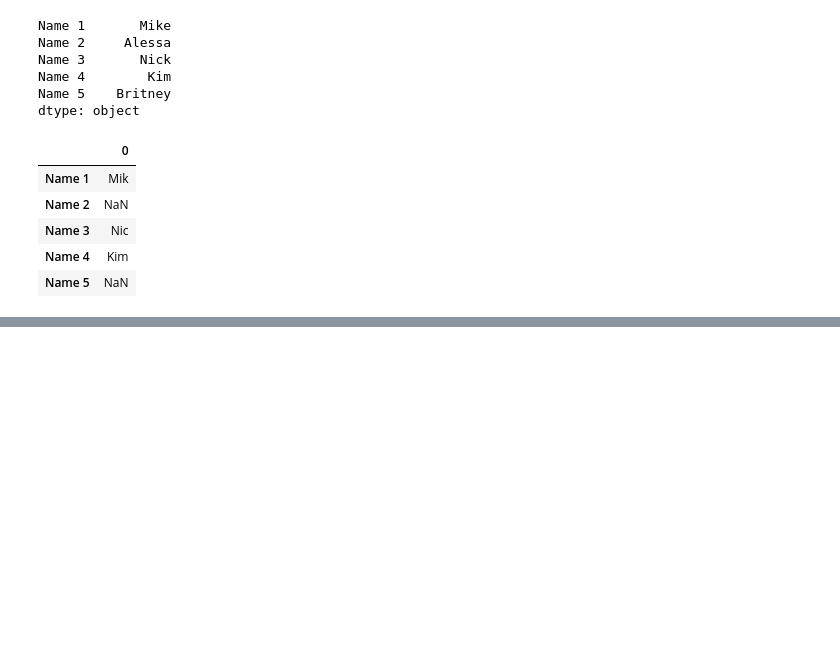
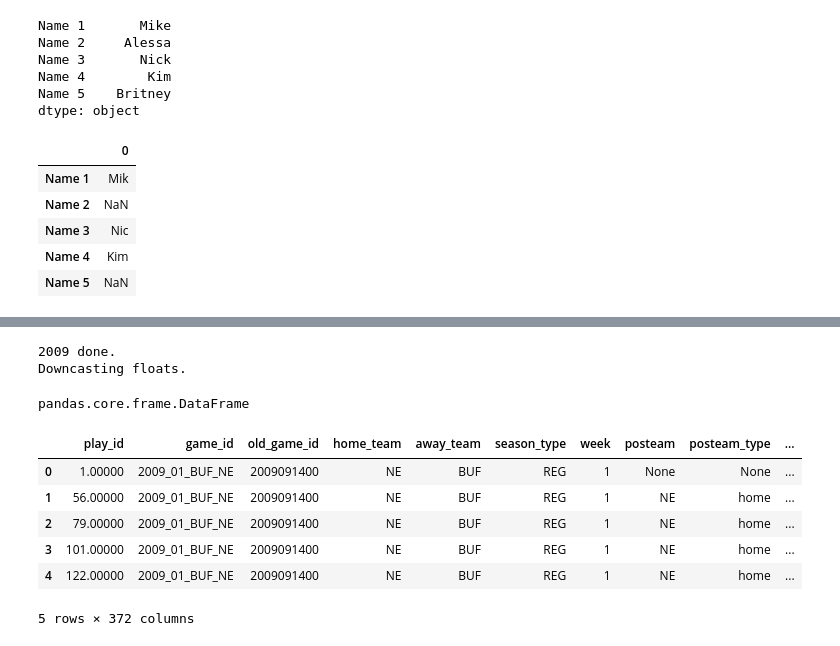
Before and after one commit to cjlcoursework/nfl_capstone, a Jupyter notebook: notebooks/sandbox.ipynb, the cells around one changed output, grey strips where cells are left out. Drawn from its saved outputs; the diff is of its cells as text; code cells hidden in the pictures; blank space fills up the shorter version.

```diff
--- a/notebooks/sandbox.ipynb
+++ b/notebooks/sandbox.ipynb
@@ -151,0 +149,18 @@ else:
+# %%
+import nfl_data_py as nfl
+pbp = nfl.import_pbp_data([2009],  downcast=True, cache=False, alt_path=None)
+type(pbp)
+# %% [output]
+2009 done.
+Downcasting floats.
+pandas.core.frame.DataFrame
+# %%
+pbp.head()
+# %% [output]
+|  | play_id | game_id | old_game_id | home_team | away_team | season_type | week | posteam | posteam_type | ... |
+| 0 | 1.00000 | 2009_01_BUF_NE | 2009091400 | NE | BUF | REG | 1 | None | None | ... |
+| 1 | 56.00000 | 2009_01_BUF_NE | 2009091400 | NE | BUF | REG | 1 | NE | home | ... |
+| 2 | 79.00000 | 2009_01_BUF_NE | 2009091400 | NE | BUF | REG | 1 | NE | home | ... |
+| 3 | 101.00000 | 2009_01_BUF_NE | 2009091400 | NE | BUF | REG | 1 | NE | home | ... |
+| 4 | 122.00000 | 2009_01_BUF_NE | 2009091400 | NE | BUF | REG | 1 | NE | home | ... |
+5 rows × 372 columns
```
Also changed, not shown: parts of 4 cells of this notebook, 7 other files.
